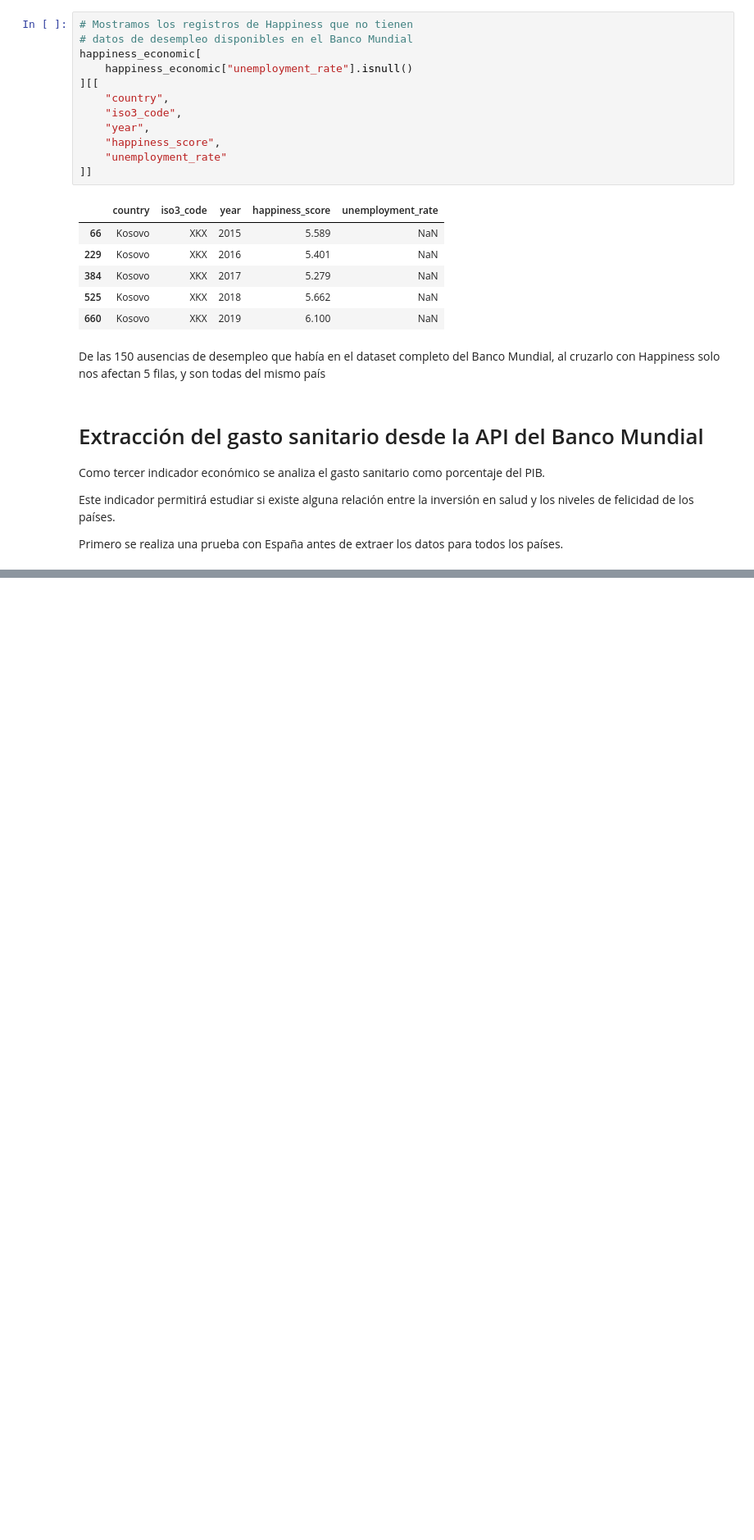
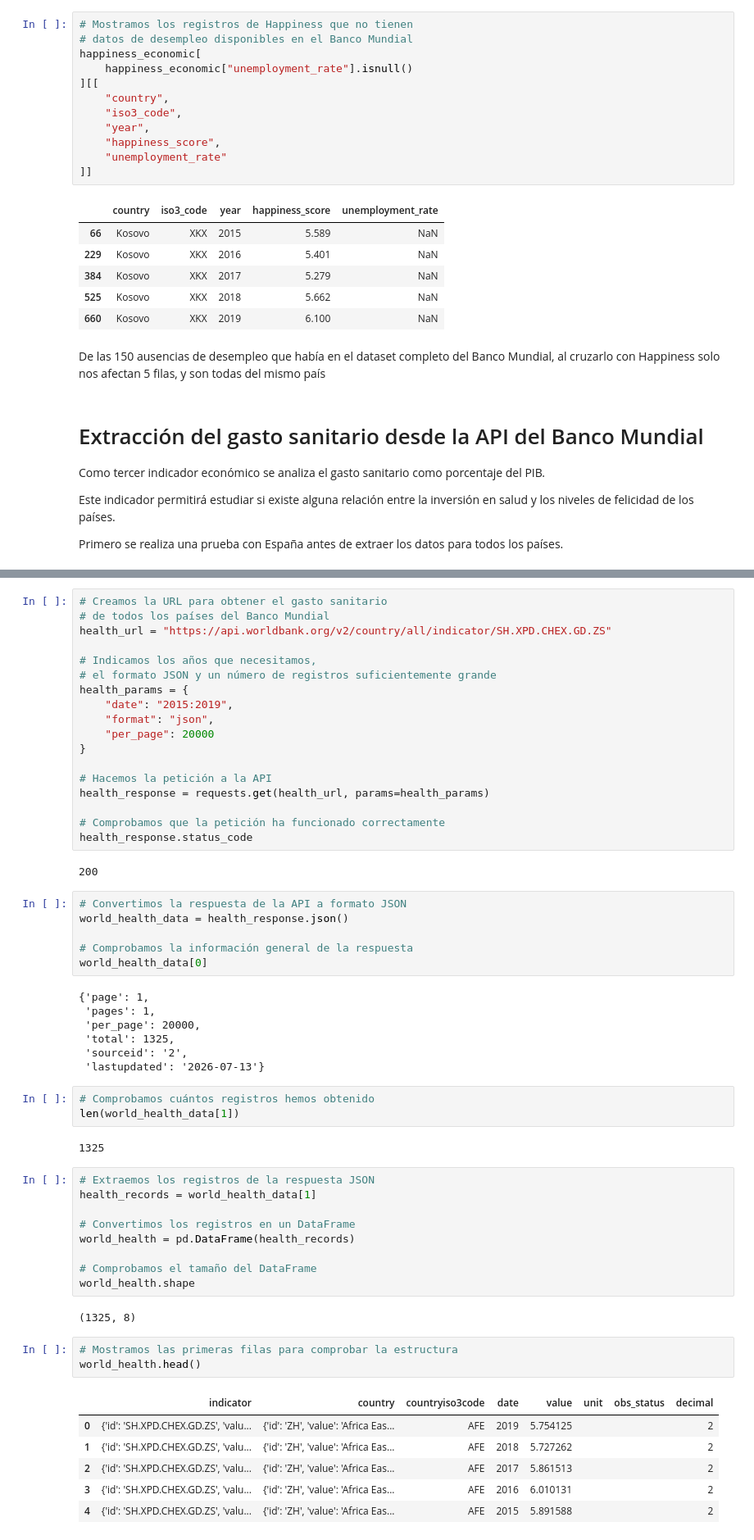
Before and after one commit to beafernandez22/SQL_Project, a Jupyter notebook: SQL_Project.ipynb, the cells around one changed output, grey strips where cells are left out. Shown at 82% size. Cells and saved outputs as stored; diff of their text form; blank space fills up the shorter version.

```diff
--- a/SQL_Project.ipynb
+++ b/SQL_Project.ipynb
@@ -996,0 +1041,59 @@ Primero se realiza una prueba con España antes de extraer los datos para todos
+# %%
+# Creamos la URL para obtener el gasto sanitario
+# de todos los países del Banco Mundial
+health_url = "https://api.worldbank.org/v2/country/all/indicator/SH.XPD.CHEX.GD.ZS"
+
+# Indicamos los años que necesitamos,
+# el formato JSON y un número de registros suficientemente grande
+health_params = {
+    "date": "2015:2019",
+    "format": "json",
+    "per_page": 20000
+}
+
+# Hacemos la petición a la API
+health_response = requests.get(health_url, params=health_params)
+
+# Comprobamos que la petición ha funcionado correctamente
+health_response.status_code
+# %% [output]
+200
+# %%
+# Convertimos la respuesta de la API a formato JSON
+world_health_data = health_response.json()
+
+# Comprobamos la información general de la respuesta
+world_health_data[0]
+# %% [output]
+{'page': 1,
+ 'pages': 1,
+ 'per_page': 20000,
+ 'total': 1325,
+ 'sourceid': '2',
+ 'lastupdated': '2026-07-13'}
+# %%
+# Comprobamos cuántos registros hemos obtenido
+len(world_health_data[1])
+# %% [output]
+1325
+# %%
+# Extraemos los registros de la respuesta JSON
+health_records = world_health_data[1]
+
+# Convertimos los registros en un DataFrame
+world_health = pd.DataFrame(health_records)
+
+# Comprobamos el tamaño del DataFrame
+world_health.shape
+# %% [output]
+(1325, 8)
+# %%
+# Mostramos las primeras filas para comprobar la estructura
+world_health.head()
+# %% [output]
+|  | indicator | country | countryiso3code | date | value | unit | obs_status | decimal |
+| 0 | {'id': 'SH.XPD.CHEX.GD.ZS', 'valu... | {'id': 'ZH', 'value': 'Africa Eas... | AFE | 2019 | 5.754125 |  |  | 2 |
+| 1 | {'id': 'SH.XPD.CHEX.GD.ZS', 'valu... | {'id': 'ZH', 'value': 'Africa Eas... | AFE | 2018 | 5.727262 |  |  | 2 |
+| 2 | {'id': 'SH.XPD.CHEX.GD.ZS', 'valu... | {'id': 'ZH', 'value': 'Africa Eas... | AFE | 2017 | 5.861513 |  |  | 2 |
+| 3 | {'id': 'SH.XPD.CHEX.GD.ZS', 'valu... | {'id': 'ZH', 'value': 'Africa Eas... | AFE | 2016 | 6.010131 |  |  | 2 |
+| 4 | {'id': 'SH.XPD.CHEX.GD.ZS', 'valu... | {'id': 'ZH', 'value': 'Africa Eas... | AFE | 2015 | 5.891588 |  |  | 2 |
```
Also changed, not shown: parts of 12 cells of this notebook, 4 other files.
